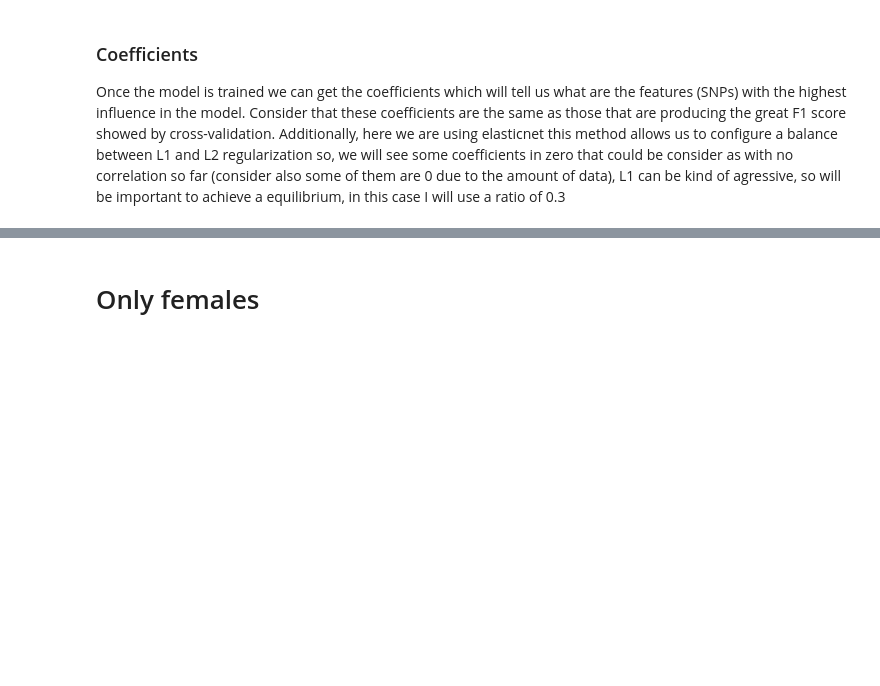
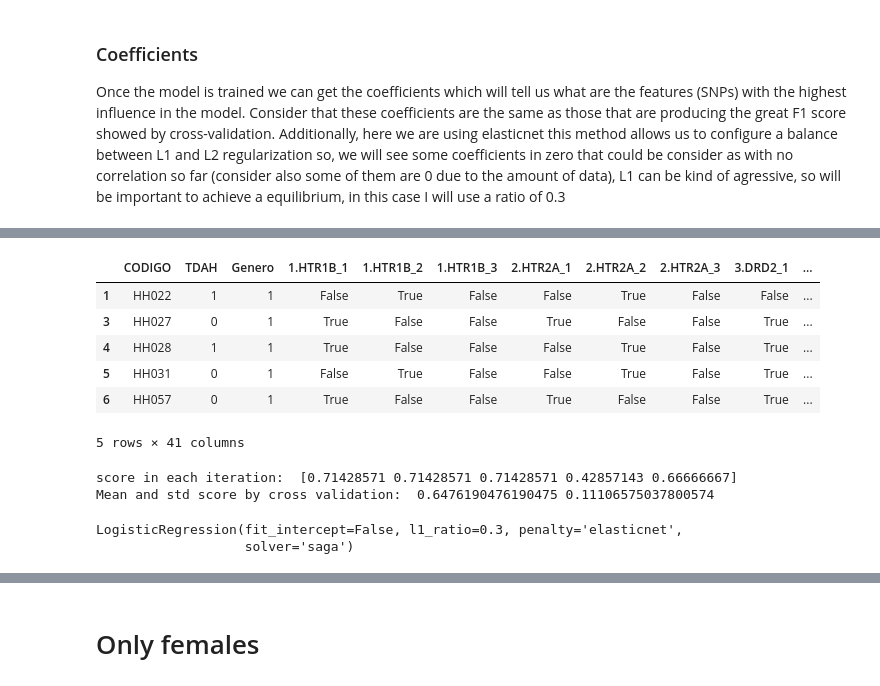
Before and after one commit to juanjo255/data_science, a Jupyter notebook: TDAH_project/TDAH.ipynb, the cells around one changed output, grey strips where cells are left out. Drawn from its saved outputs; the diff is of its cells as text; code cells hidden in the pictures; blank space fills up the shorter version.

```diff
--- a/TDAH_project/TDAH.ipynb
+++ b/TDAH_project/TDAH.ipynb
@@ -322,0 +268,13 @@ only_males.sum()
+# %%
+## Preproccesing
+### La columna para el marcador molecular es una variable categorica, que emplea valores numericos (1,2,3). Emplearemos one-hot coding para evitar malinterpretación de valores categoricos.
+df_males_transformed = pd.get_dummies(only_males, columns=(only_males.columns[1:2]).append(only_males.columns[4:]))
+df_males_transformed.head()
+# %% [output]
+|  | CODIGO | TDAH | Genero | 1.HTR1B_1 | 1.HTR1B_2 | 1.HTR1B_3 | 2.HTR2A_1 | 2.HTR2A_2 | 2.HTR2A_3 | 3.DRD2_1 | ... |
+| 1 | HH022 | 1 | 1 | False | True | False | False | True | False | False | ... |
+| 3 | HH027 | 0 | 1 | True | False | False | True | False | False | True | ... |
+| 4 | HH028 | 1 | 1 | True | False | False | False | True | False | True | ... |
+| 5 | HH031 | 0 | 1 | False | True | False | False | True | False | True | ... |
+| 6 | HH057 | 0 | 1 | True | False | False | True | False | False | True | ... |
+5 rows × 41 columns
@@ -322,0 +294,13 @@ only_males.sum()
+# %%
+##  cross validation
+score = cross_val_score(model_males, df_males_transformed[snp_passed].iloc[:,3:], df_males_transformed["TDAH"].values, cv=5, scoring="recall_weighted")
+print("score in each iteration: ",score)
+print("Mean and std score by cross validation: ", score.mean(), score.std())
+# %% [output]
+score in each iteration:  [0.71428571 0.71428571 0.71428571 0.42857143 0.66666667]
+Mean and std score by cross validation:  0.6476190476190475 0.11106575037800574
+# %%
+model_males.fit(df_males_transformed[snp_passed].iloc[:,3:], df_males_transformed["TDAH"].values)
+# %% [output]
+LogisticRegression(fit_intercept=False, l1_ratio=0.3, penalty='elasticnet',
+                   solver='saga')
```
Also changed, not shown: parts of 64 cells of this notebook.
